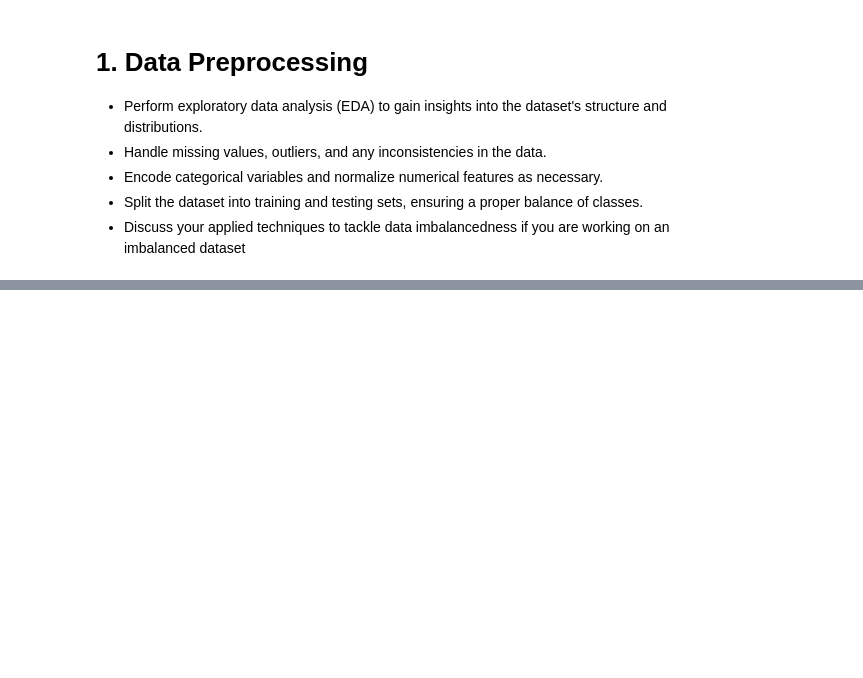
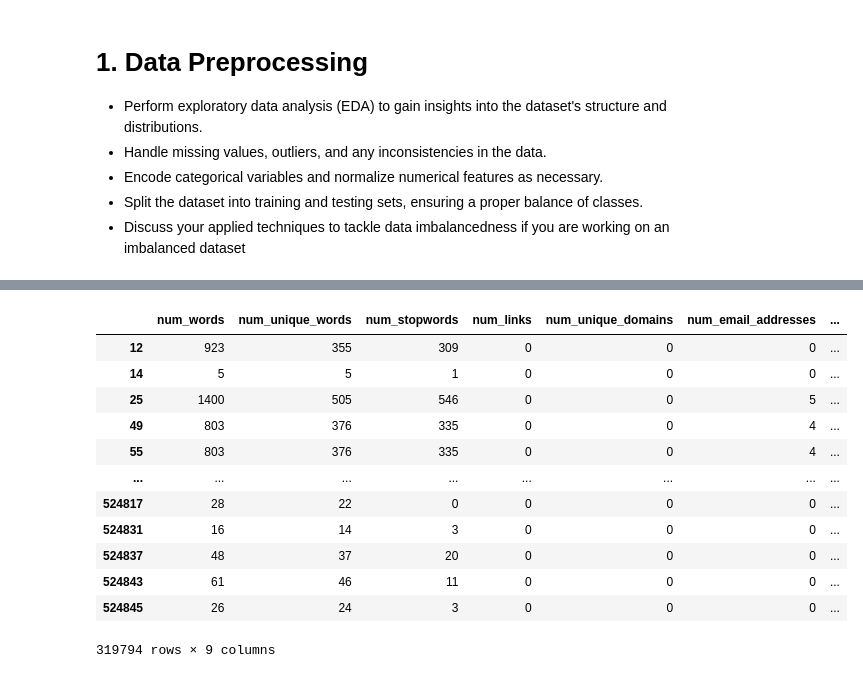
Before and after one commit to duyqphung/ml_final_project, a Jupyter notebook: phung_duy_CECS456_Final.ipynb, the cells around one changed output, grey strips where cells are left out. Saved outputs shown, nothing was run; the diff lists cells and outputs as text; code cells hidden in the pictures; blank space fills up the shorter version.

```diff
--- a/phung_duy_CECS456_Final.ipynb
+++ b/phung_duy_CECS456_Final.ipynb
@@ -38,0 +49,16 @@ Saving email_phishing_data.csv to email_phishing_data.csv
+# %%
+df[df.duplicated()] # check for duplicated rows
+# %% [output]
+|  | num_words | num_unique_words | num_stopwords | num_links | num_unique_domains | num_email_addresses | ... |
+| 12 | 923 | 355 | 309 | 0 | 0 | 0 | ... |
+| 14 | 5 | 5 | 1 | 0 | 0 | 0 | ... |
+| 25 | 1400 | 505 | 546 | 0 | 0 | 5 | ... |
+| 49 | 803 | 376 | 335 | 0 | 0 | 4 | ... |
+| 55 | 803 | 376 | 335 | 0 | 0 | 4 | ... |
+| ... | ... | ... | ... | ... | ... | ... | ... |
+| 524817 | 28 | 22 | 0 | 0 | 0 | 0 | ... |
+| 524831 | 16 | 14 | 3 | 0 | 0 | 0 | ... |
+| 524837 | 48 | 37 | 20 | 0 | 0 | 0 | ... |
+| 524843 | 61 | 46 | 11 | 0 | 0 | 0 | ... |
+| 524845 | 26 | 24 | 3 | 0 | 0 | 0 | ... |
+319794 rows × 9 columns
```
Also changed, not shown: parts of 6 cells of this notebook.
